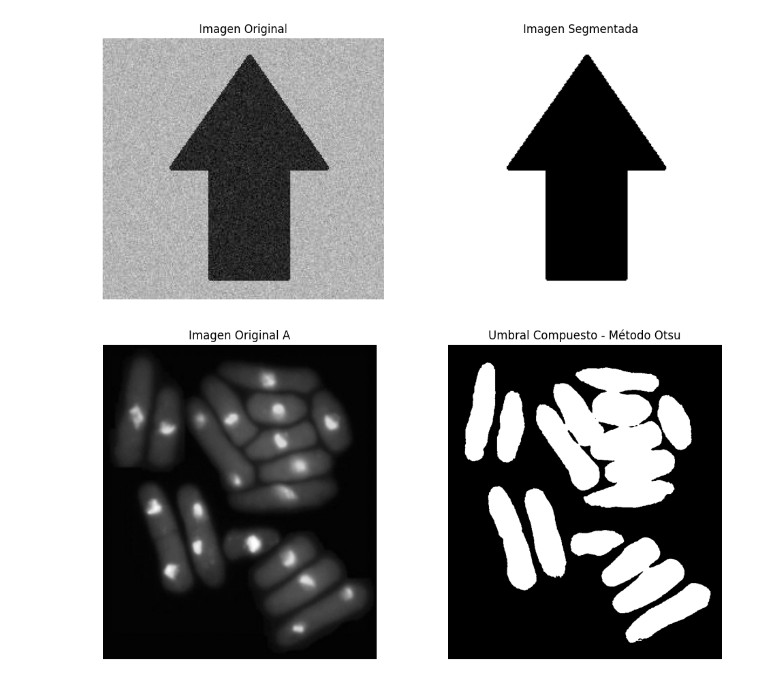
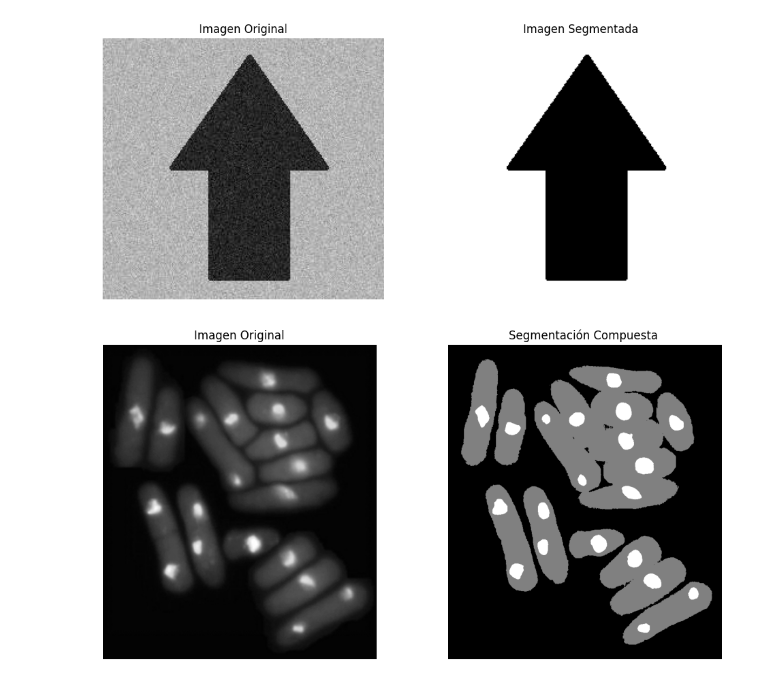
Before and after one commit to Felipe-V13/Procesamiento-de-Imagenes-Digitales, a Jupyter notebook: Tarea_corta bloque3/tareas_cortas_bloque3_py.ipynb, the cells around one changed output. Drawn from its saved outputs; the diff is of its cells as text; code cells hidden in the pictures.

```diff
--- a/Tarea_corta bloque3/tareas_cortas_bloque3_py.ipynb
+++ b/Tarea_corta bloque3/tareas_cortas_bloque3_py.ipynb
@@ -246,46 +246,63 @@ plt.show()
 # %%
 import cv2
 import numpy as np
 from matplotlib import pyplot as plt
 
 # Cargar la imagen en escala de grises
 imagen = cv2.imread('imagen3.jpg', cv2.IMREAD_GRAYSCALE)
 
 # Verificar si la imagen se ha cargado correctamente
 if imagen is None:
     raise ValueError("Error al cargar la imagen. Verifica la ruta y que el archivo exista.")
 
-# Aplicar un suavizado para reducir el ruido antes de aplicar el umbral
-imagen_suavizada = cv2.GaussianBlur(imagen, (5, 5), 0)
+# Dimensiones de la imagen
+m, n = imagen.shape
 
-# Aplicar el primer umbral de Otsu para detectar las regiones más brillantes (núcleos)
-_, umbral_nucleos = cv2.threshold(imagen_suavizada, 0, 255, cv2.THRESH_BINARY + cv2.THRESH_OTSU)
+# Calcular el histograma normalizado
+histograma, _ = np.histogram(imagen, bins=256, range=(0, 256))
+histograma = histograma / (m * n)  # Normalizar el histograma
 
-# Aplicar el segundo umbral de Otsu para detectar las regiones menos intensas (células)
-_, umbral_celulas = cv2.threshold(imagen_suavizada, 0, 255, cv2.THRESH_BINARY_INV + cv2.THRESH_OTSU)
+# Suma acumulativa y suma acumulativa ponderada
+p = np.cumsum(histograma)
+mv = np.cumsum(np.arange(256) * histograma)
+mg = mv[-1]
 
-# Crear la segmentación final: combinar núcleos y células
-segmentacion_final = np.zeros_like(imagen)
+# Calcular la varianza entre clases para cada posible umbral
+varianzas = (mg * p - mv) ** 2 / (p * (1 - p) + 1e-10)  # Evitar división por cero
+T1 = np.argmax(varianzas)  # Umbral de Otsu para regiones brillantes
 
-# Añadir las células a la segmentación final (en gris)
-segmentacion_final[umbral_celulas == 255] = 128
+# Calcular la varianza entre clases para dos umbrales (T1 y T2)
+sr = np.zeros((256, 256))
+for k1 in range(256):
+    for k2 in range(k1 + 1, 256):
+        p1, p2, p3 = np.sum(histograma[:k1 + 1]), np.sum(histograma[k1 + 1:k2 + 1]), np.sum(histograma[k2 + 1:])
+        m1 = np.sum(np.arange(k1 + 1) * histograma[:k1 + 1]) / p1 if p1 > 0 else 0
+        m2 = np.sum(np.arange(k1 + 1, k2 + 1) * histograma[k1 + 1:k2 + 1]) / p2 if p2 > 0 else 0
+        m3 = np.sum(np.arange(k2 + 1, 256) * histograma[k2 + 1:]) / p3 if p3 > 0 else 0
+        sr[k1, k2] = p1 * (m1 - mg) ** 2 + p2 * (m2 - mg) ** 2 + p3 * (m3 - mg) ** 2
 
-# Añadir los núcleos a la segmentación final (en blanco)
-segmentacion_final[umbral_nucleos == 255] = 255
+# Obtener los umbrales T1 y T2 para la segmentación compuesta
+idx = np.unravel_index(np.argmax(sr), sr.shape)
+T1, T2 = idx
 
-# Mostrar las imágenes: original y la segmentación final
+# Crear la segmentación compuesta
+segmentacion_compuesta = np.zeros_like(imagen, dtype=np.uint8)
+segmentacion_compuesta[imagen > T2] = 255  # Región de núcleos en blanco
+segmentacion_compuesta[(imagen > T1) & (imagen <= T2)] = 128  # Células en gris
+
+# Mostrar las imágenes
 fig, ax = plt.subplots(1, 2, figsize=(12, 6))
 
 # Imagen original
 ax[0].imshow(imagen, cmap='gray')
-ax[0].set_title('Imagen Original A')
+ax[0].set_title('Imagen Original')
 ax[0].axis('off')
 
-# Imagen segmentada con el método de Otsu usando dos umbrales
-ax[1].imshow(segmentacion_final, cmap='gray')
-ax[1].set_title('Umbral Compuesto - Método Otsu')
+# Imagen segmentada con umbral compuesto
+ax[1].imshow(segmentacion_compuesta, cmap='gray')
+ax[1].set_title(f'Segmentación Compuesta ')
 ax[1].axis('off')
 
 plt.show()
 # %% [output]
-[figure, old version]
+[figure, new version]
```
Also changed, not shown: parts of 2 cells of this notebook, 3 other files.
